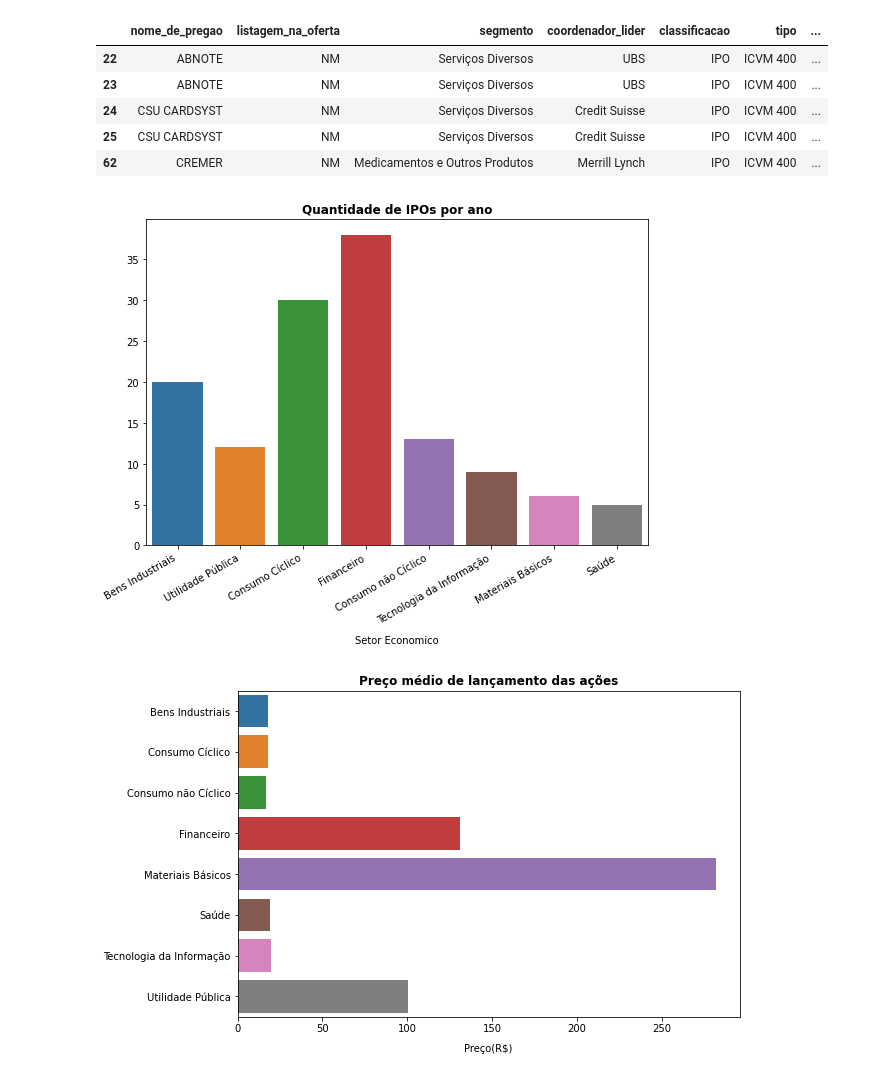
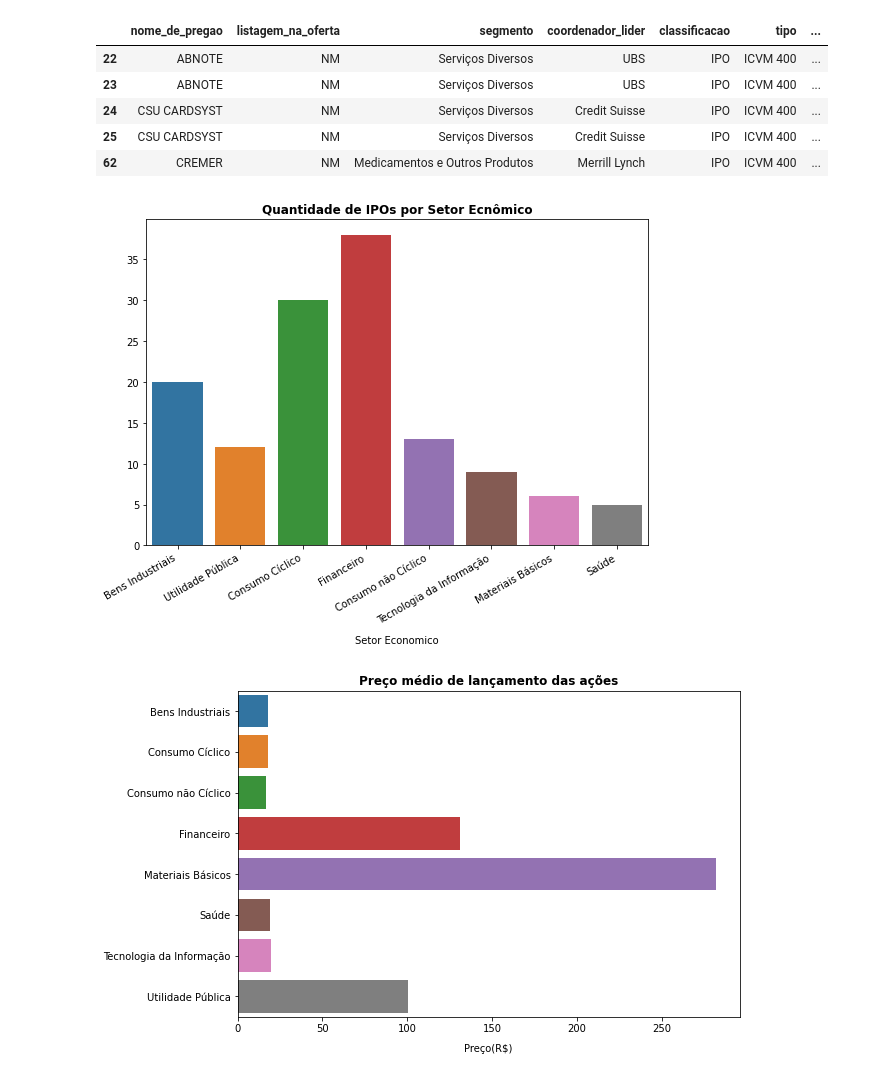
Before and after one commit to paulooctavio/ipos-analysis, a Jupyter notebook: Analise de IPOs Brasileiras.ipynb, the cells around one changed output. Saved outputs shown, nothing was run; the diff lists cells and outputs as text; code cells hidden in the pictures.

```diff
--- a/Analise de IPOs Brasileiras.ipynb
+++ b/Analise de IPOs Brasileiras.ipynb
@@ -118,12 +118,12 @@ ipos = ipos.drop([22,24,63,125,137,157,165,182,184,189,193])
 # %%
 plt.figure(figsize=(9, 6))
 ax = sns.countplot(x='setor_economico' , data=ipos)
-ax = plt.title('Quantidade de IPOs por ano', fontsize = 12, fontweight = 'bold')
+ax = plt.title('Quantidade de IPOs por Setor Ecnômico', fontsize = 12, fontweight = 'bold')
 ax = plt.xlabel('Setor Economico', labelpad = 10, fontsize = 10)
 ax = plt.ylabel('')
 ax = plt.xticks(rotation = 30, ha='right')
 # %% [output]
-[figure, old version]
+[figure, new version]
 # %%
 plt.figure(figsize=(9, 6))
 ax = sns.barplot(x='preco_por_acao',
```
Also changed, not shown: parts of 1 cell of this notebook.
